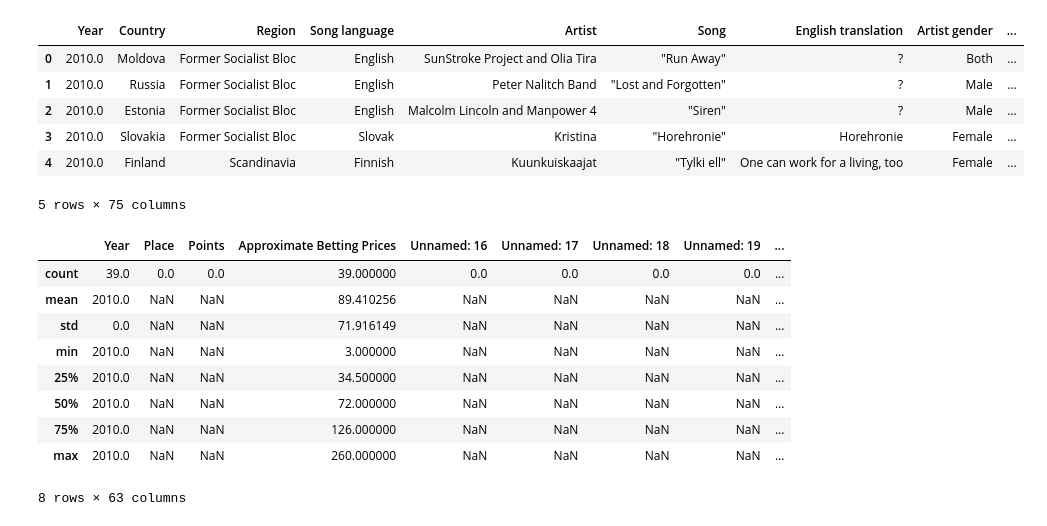
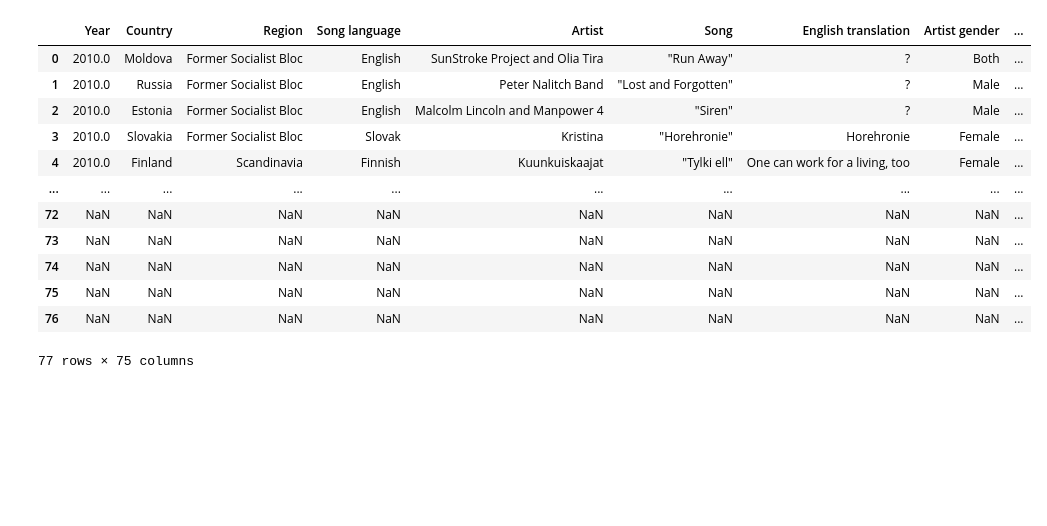
Before and after one commit to amad3us47/learning, a Jupyter notebook: kaggle/1/Eurovision2010/solution1.ipynb, the cells around one changed output. Cells and saved outputs as stored; diff of their text form; code cells hidden in the pictures; blank space fills up the shorter version.

```diff
--- a/kaggle/1/Eurovision2010/solution1.ipynb
+++ b/kaggle/1/Eurovision2010/solution1.ipynb
@@ -4,7 +4,7 @@ import matplotlib.pyplot as plt
 # %%
 data=pd.read_csv("data.csv",encoding='latin')
 # %%
-data.head()
+data.head(100)
 # %% [output]
 |  | Year | Country | Region | Song language | Artist | Song | English translation | Artist gender | ... |
 | 0 | 2010.0 | Moldova | Former Socialist Bloc | English | SunStroke Project and Olia Tira | "Run Away" | ? | Both | ... |
@@ -15,15 +15,8 @@ data.head()
+| ... | ... | ... | ... | ... | ... | ... | ... | ... | ... |
+| 72 | NaN | NaN | NaN | NaN | NaN | NaN | NaN | NaN | ... |
+| 73 | NaN | NaN | NaN | NaN | NaN | NaN | NaN | NaN | ... |
+| 74 | NaN | NaN | NaN | NaN | NaN | NaN | NaN | NaN | ... |
+| 75 | NaN | NaN | NaN | NaN | NaN | NaN | NaN | NaN | ... |
+| 76 | NaN | NaN | NaN | NaN | NaN | NaN | NaN | NaN | ... |
-5 rows × 75 columns
+77 rows × 75 columns
-# %%
-data.describe()
-# %% [output]
-|  | Year | Place | Points | Approximate Betting Prices | Unnamed: 16 | Unnamed: 17 | Unnamed: 18 | Unnamed: 19 | ... |
-| count | 39.0 | 0.0 | 0.0 | 39.000000 | 0.0 | 0.0 | 0.0 | 0.0 | ... |
-| mean | 2010.0 | NaN | NaN | 89.410256 | NaN | NaN | NaN | NaN | ... |
-| std | 0.0 | NaN | NaN | 71.916149 | NaN | NaN | NaN | NaN | ... |
-| min | 2010.0 | NaN | NaN | 3.000000 | NaN | NaN | NaN | NaN | ... |
-| 25% | 2010.0 | NaN | NaN | 34.500000 | NaN | NaN | NaN | NaN | ... |
-| 50% | 2010.0 | NaN | NaN | 72.000000 | NaN | NaN | NaN | NaN | ... |
-| 75% | 2010.0 | NaN | NaN | 126.000000 | NaN | NaN | NaN | NaN | ... |
-| max | 2010.0 | NaN | NaN | 260.000000 | NaN | NaN | NaN | NaN | ... |
-8 rows × 63 columns
 # %%
```
Also changed, not shown: parts of 5 cells of this notebook, 39 other files.
